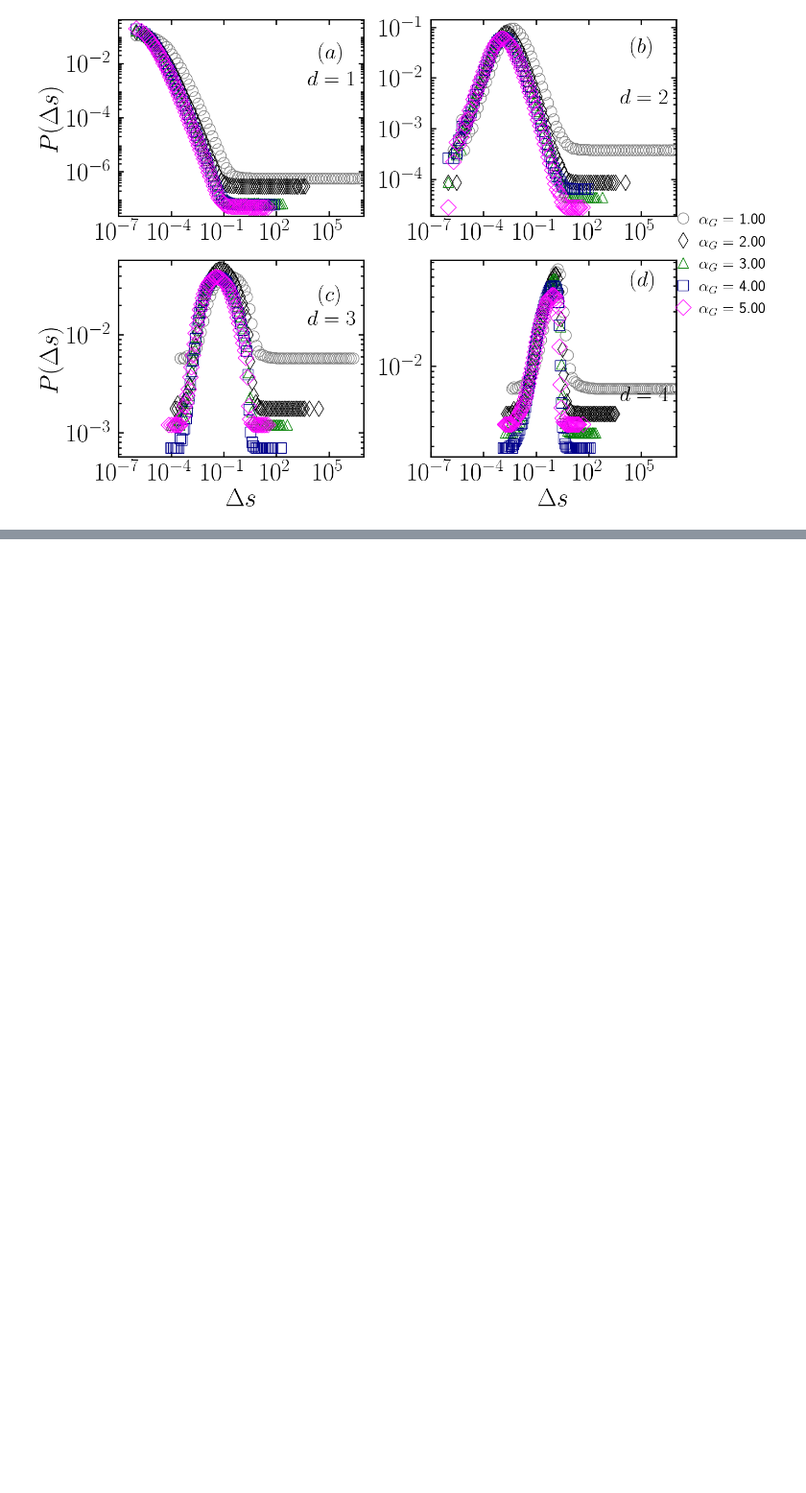
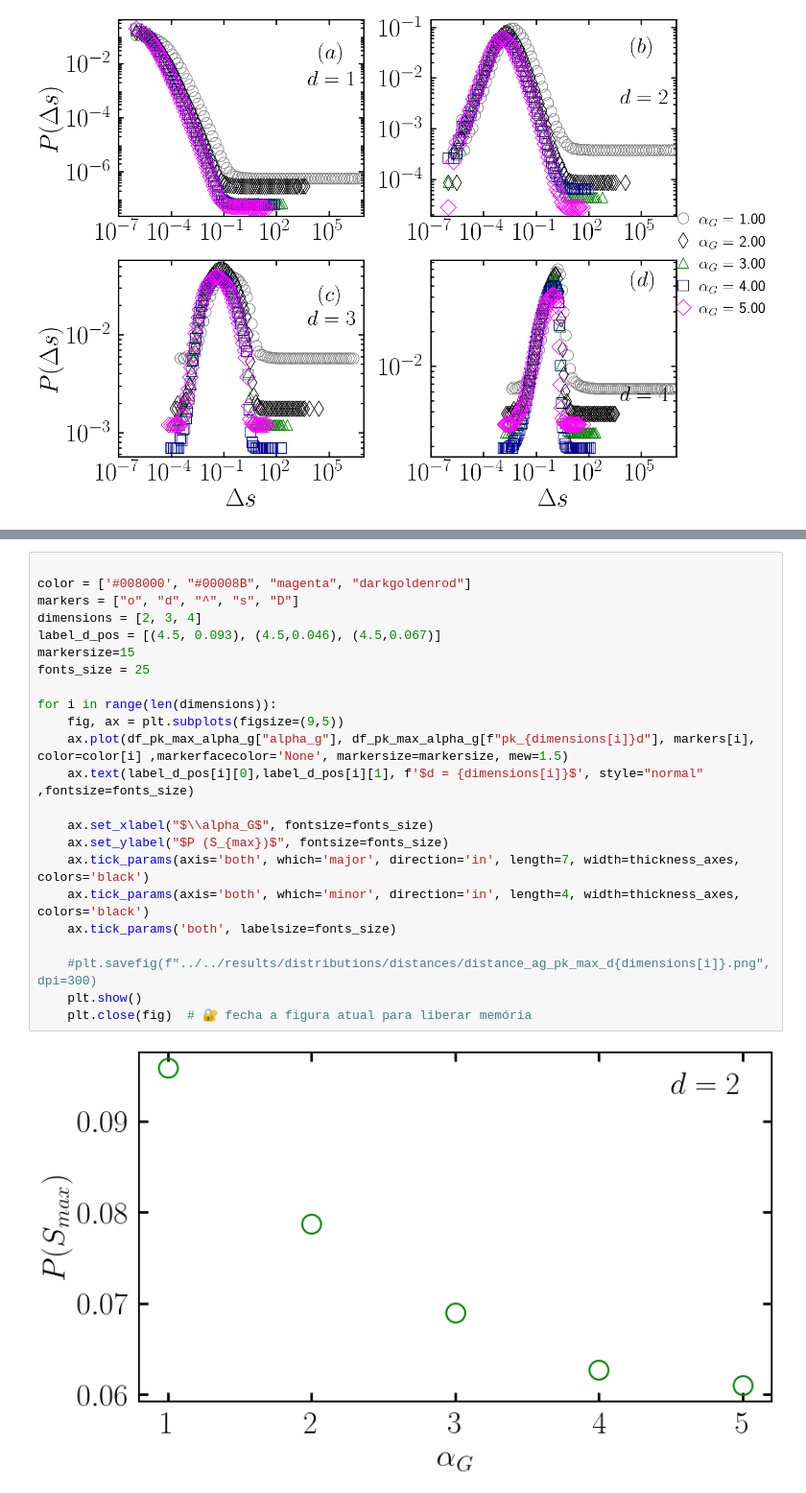
Before and after one commit to JuniorAlencar/SpatialPreferential, a Jupyter notebook: scripts/jupyter/distributions.ipynb, the cells around one changed output, grey strips where cells are left out. Shown at 96% size. Saved outputs shown, nothing was run; the diff lists cells and outputs as text; blank space fills up the shorter version.

```diff
--- a/scripts/jupyter/distributions.ipynb
+++ b/scripts/jupyter/distributions.ipynb
@@ -982,0 +1073,25 @@ plt.show()
+# %%
+
+color = ['#008000', "#00008B", "magenta", "darkgoldenrod"]
+markers = ["o", "d", "^", "s", "D"]
+dimensions = [2, 3, 4]
+label_d_pos = [(4.5, 0.093), (4.5,0.046), (4.5,0.067)]
+markersize=15
+fonts_size = 25
+
+for i in range(len(dimensions)):
+    fig, ax = plt.subplots(figsize=(9,5))
+    ax.plot(df_pk_max_alpha_g["alpha_g"], df_pk_max_alpha_g[f"pk_{dimensions[i]}d"], markers[i], color=color[i] ,markerfacecolor='None', markersize=markersize, mew=1.5)
+    ax.text(label_d_pos[i][0],label_d_pos[i][1], f'$d = {dimensions[i]}$', style="normal" ,fontsize=fonts_size)
+
+    ax.set_xlabel("$\\alpha_G$", fontsize=fonts_size)
+    ax.set_ylabel("$P (S_{max})$", fontsize=fonts_size)
+    ax.tick_params(axis='both', which='major', direction='in', length=7, width=thickness_axes, colors='black')
+    ax.tick_params(axis='both', which='minor', direction='in', length=4, width=thickness_axes, colors='black')
+    ax.tick_params('both', labelsize=fonts_size)
+
+    #plt.savefig(f"../../results/distributions/distances/distance_ag_pk_max_d{dimensions[i]}.png", dpi=300)
+    plt.show()
+    plt.close(fig)  # 🔐 fecha a figura atual para liberar memória
+# %% [output]
+[figure, added]
```
Also changed, not shown: parts of 11 cells of this notebook, 2 other files.
